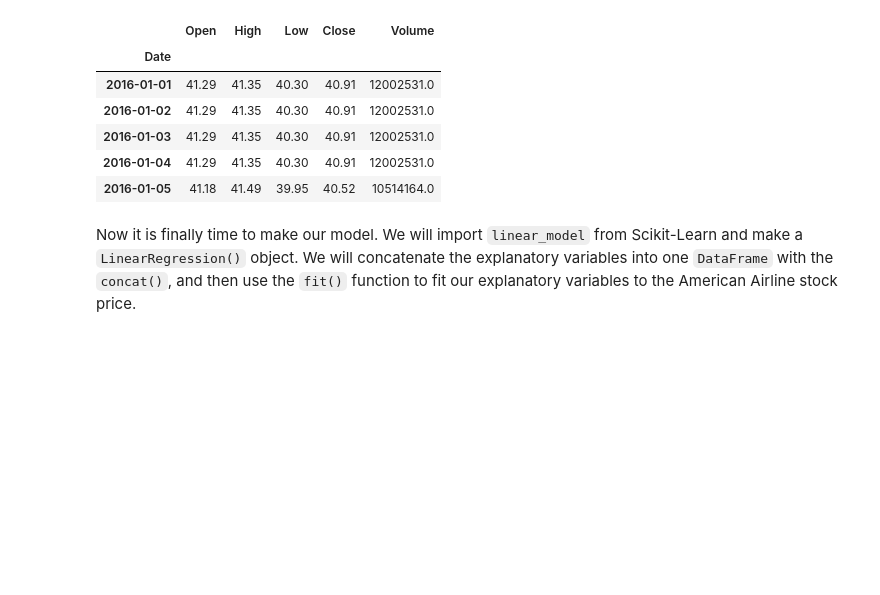
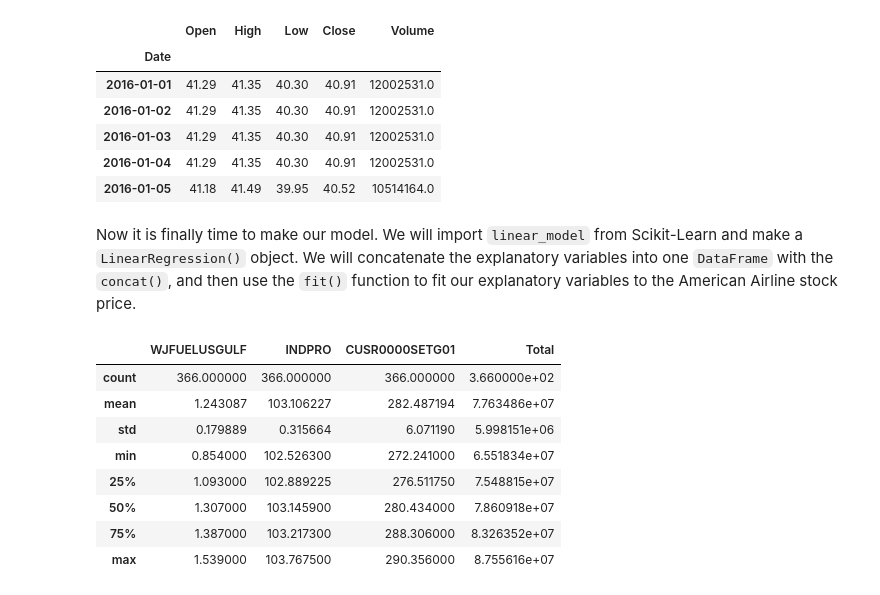
Before and after one commit to gregwinther/Python-in-Finance-and-Economics, a Jupyter notebook: Forecasting/Pandas.ipynb, the cells around one changed output. Drawn from its saved outputs; the diff is of its cells as text; code cells hidden in the pictures; blank space fills up the shorter version.

```diff
--- a/Forecasting/Pandas.ipynb
+++ b/Forecasting/Pandas.ipynb
@@ -220,6 +220,8 @@ CPI_airline_fare = web.DataReader("CUSR0000SETG01", 'fred', start_date, end_date
 
 # Importing number of airline passengers from Quandl
 no_passengers = web.DataReader("BTS/AIRPASS", 'quandl', start_date, end_date)
+
+indpro = web.DataReader("INDPRO", 'fred', start_date, end_date)
 # %% [markdown]
 We are face with an immediate problem. These `DataFrame` objects have diffenrent lengths! This is easy enough to fix, by reindexing all the `DateFrame`s with the same date range and filling in the missing days with the last known value.
 # %%
@@ -227,7 +229,7 @@ We are face with an immediate problem. These `DataFrame` objects have diffenrent
 
 # What are the length of the different DataFrame objects now?
 print("Old length of DataFrame objects:")
-print(len(american_airlines), len(fuel_price), len(GDP),\
+print(len(american_airlines), len(fuel_price), len(indpro),\
       len(CPI_airline_fare), len(no_passengers))
 
 # Creating date_range object
@@ -237,12 +239,12 @@ dates.name = 'Date'
 # Reindexing all DataFrames
 american_airlines = american_airlines.reindex(dates, method='ffill')
 fuel_price = fuel_price.reindex(dates, method='ffill')
-GDP = GDP.reindex(dates, method='ffill')
+indpro = indpro.reindex(dates, method='ffill')
 CPI_airline_fare = CPI_airline_fare.reindex(dates, method='ffill')
 no_passengers = no_passengers.reindex(dates, method='ffill')
 
 print("New length of DataFrame objects:")
-print(len(american_airlines), len(fuel_price), len(GDP),\
+print(len(american_airlines), len(fuel_price), len(indpro),\
       len(CPI_airline_fare), len(no_passengers))
 # %% [output]
 Old length of DataFrame objects:
@@ -285,3 +287,23 @@ american_airlines['2016-01-01':'2016-01-05']
 | 2016-01-05 | 41.18 | 41.49 | 39.95 | 40.52 | 10514164.0 |
 # %% [markdown]
 Now it is finally time to make our model. We will import `linear_model` from Scikit-Learn and make a `LinearRegression()` object. We will concatenate the explanatory variables into one `DataFrame` with the `concat()`, and then use the `fit()` function to fit our explanatory variables to the American Airline stock price.
+# %%
+# Importing linear_model from Scikit-Learn
+from sklearn import linear_model
+
+# Making new Linear_Regression object
+aal_regr = linear_model.LinearRegression()
+
+# Making DataFrame of explanatory variables
+expl = pd.concat([fuel_price, indpro, CPI_airline_fare, no_passengers['Total']], axis=1)
+expl.describe()
+# %% [output]
+|  | WJFUELUSGULF | INDPRO | CUSR0000SETG01 | Total |
+| count | 366.000000 | 366.000000 | 366.000000 | 3.660000e+02 |
+| mean | 1.243087 | 103.106227 | 282.487194 | 7.763486e+07 |
+| std | 0.179889 | 0.315664 | 6.071190 | 5.998151e+06 |
+| min | 0.854000 | 102.526300 | 272.241000 | 6.551834e+07 |
+| 25% | 1.093000 | 102.889225 | 276.511750 | 7.548815e+07 |
+| 50% | 1.307000 | 103.145900 | 280.434000 | 7.860918e+07 |
+| 75% | 1.387000 | 103.217300 | 288.306000 | 8.326352e+07 |
+| max | 1.539000 | 103.767500 | 290.356000 | 8.755616e+07 |
```
Also changed, not shown: parts of 14 cells of this notebook.
